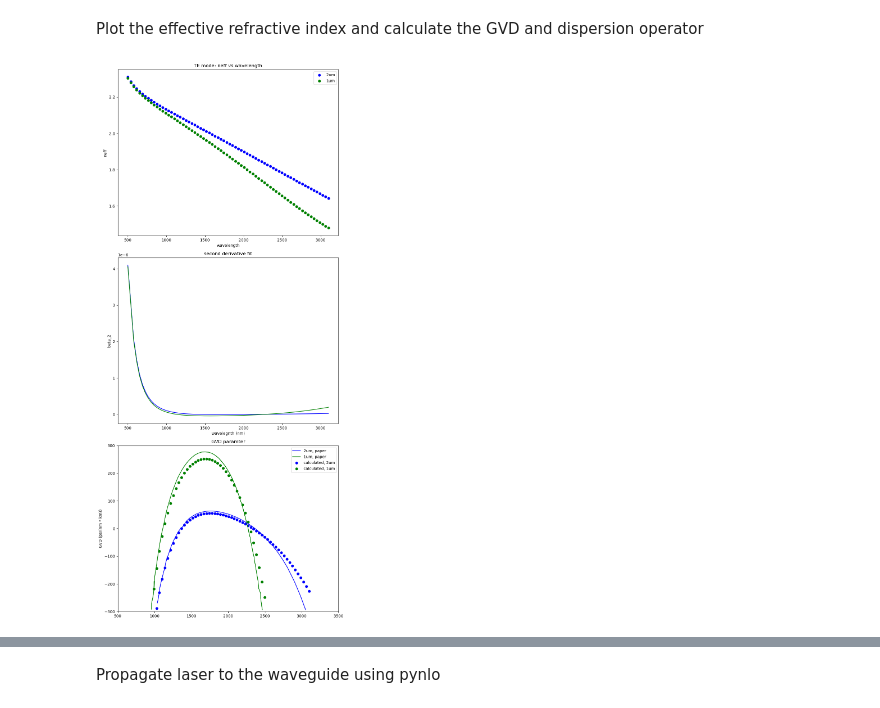
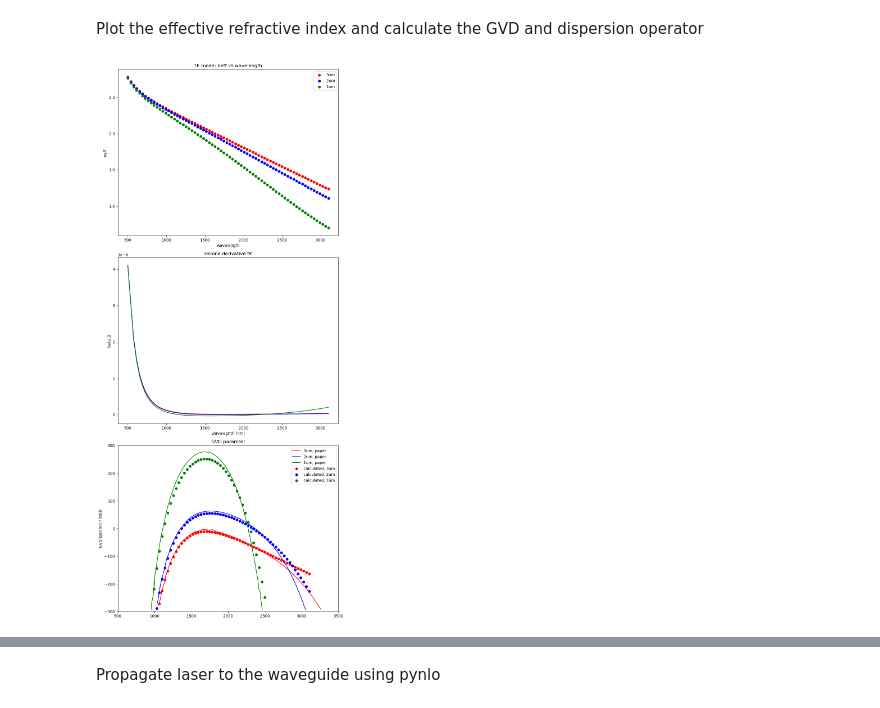
Before and after one commit to elizaleung830/SC-generation-stimulation, a Jupyter notebook: SCG_Stimulation/Benchmark/laserfun/Juanjuan 2019/code/Fig1n2.ipynb, the cells around one changed output, grey strips where cells are left out. Saved outputs shown, nothing was run; the diff lists cells and outputs as text; code cells hidden in the pictures.

```diff
--- a/SCG_Stimulation/Benchmark/pynlo/Juanjuan 2019/code/Fig1n2.ipynb
+++ b/SCG_Stimulation/Benchmark/laserfun/Juanjuan 2019/code/Fig1n2.ipynb
@@ -145,14 +145,20 @@ triangle_height = 0.6
 
 data_2um = np.load(f"data_h_{0.6}_w_{2}_o.npz")
 data_1um = np.load(f"data_h_{0.6}_w_{1}_o.npz")
+data_3um = np.load(f"data_h_{0.6}_w_{3}_o.npz")
+
+neff_list_3um = np.array(np.real(data_3um['neff_list_te']))
 neff_list_2um = np.array(np.real(data_2um['neff_list_te']))
 neff_list_1um = np.array(np.real(data_1um['neff_list_te']))
+
+wls_3um = data_3um["wls"]
 wls_2um = data_2um["wls"]
 wls_1um = data_1um["wls"]
 
 fig, axs = plt.subplots(3, 1, figsize=(9,20))
 
 #-----------fit neff spline----------------------------------
+y_spl_3um = UnivariateSpline(wls_3um,neff_list_3um,s=0,k=3)
 y_spl_2um = UnivariateSpline(wls_2um,neff_list_2um,s=0,k=3)
 y_spl_1um = UnivariateSpline(wls_1um,neff_list_1um,s=0,k=3)
 w_range = np.linspace(wls_2um[0],wls_2um[-1],1000)
@@ -161,45 +167,54 @@ w_range = np.linspace(wls_2um[0],wls_2um[-1],1000)
 axs[0].set_xlabel("wavelength")
 axs[0].set_ylabel("neff")
 axs[0].set_title("TE mode: neff vs wavelength")
+axs[0].scatter(wls_3um,neff_list_3um, color="red", label = "3um")
 axs[0].scatter(wls_2um,neff_list_2um, color="blue", label = "2um")
 axs[0].scatter(wls_1um,neff_list_1um, color="green", label = "1um")
 axs[0].legend()
 
 #-----------second derivative plot-----------------
+y_spl_2d_3um = y_spl_3um.derivative(n=2)
 y_spl_2d_2um = y_spl_2um.derivative(n=2)
 y_spl_2d_1um = y_spl_1um.derivative(n=2)
 axs[1].set_xlabel("wavelegnth (nm)")
 axs[1].set_ylabel("beta_2")
 axs[1].set_title("second derivative fit")
+axs[1].plot(w_range,y_spl_2d_3um(w_range) , color="red")
 axs[1].plot(w_range,y_spl_2d_2um(w_range) , color="blue")
 axs[1].plot(w_range,y_spl_2d_1um(w_range) , color="green")
 
 
 #-----------plot reference data __________________
+ref_3um = pd.read_csv("../reference_data/3um.csv", dtype=np.float64)
+ref_3um_x, ref_3um_y = np.split(ref_3um.values, 2, axis=1)
+axs[2].plot(ref_3um_x, ref_3um_y, c="red", label = "3um, paper")
+
 ref_2um = pd.read_csv("../reference_data/2um.csv", dtype=np.float64)
 ref_2um_x, ref_2um_y = np.split(ref_2um.values, 2, axis=1)
 axs[2].plot(ref_2um_x, ref_2um_y, c="blue", label = "2um, paper")
 
 ref_1um = pd.read_csv("../reference_data/1um.csv", dtype=np.float64)
 ref_1um_x, ref_1um_y = np.split(ref_1um.values, 2, axis=1)
 axs[2].plot(ref_1um_x, ref_1um_y, c="green", label = "1um, paper")
 #-----------GVD plot---------------------------
+GVD_3um=(-wls_3um/(2.99792e-7 ) * y_spl_2d_3um(wls_3um))
 GVD_2um=(-wls_2um/(2.99792e-7 ) * y_spl_2d_2um(wls_2um))
 GVD_1um=(-wls_1um/(2.99792e-7 ) * y_spl_2d_1um(wls_2um))
 
+axs[2].scatter(wls_3um, GVD_3um, label = "calculated, 3um", c="red")
 axs[2].scatter(wls_2um, GVD_2um, label = "calculated, 2um", c="blue")
 axs[2].scatter(wls_1um, GVD_1um, label = "calculated, 1um", c="green")
 
 axs[2].set_ylabel("GVD (ps/(nm * km))")
 axs[2].set_ylim(-300,300)
 axs[2].set_xlim(500,3500)
 axs[2].set_title("GVD paramter")
 axs[2].legend()
 
 plt.tight_layout()
 plt.show()
 # %% [output]
-[figure, old version]
+[figure, new version]
 # %%
 import laserfun as lf
 import matplotlib.pyplot as plt
```
Also changed, not shown: parts of 2 cells of this notebook, 43 other files.
